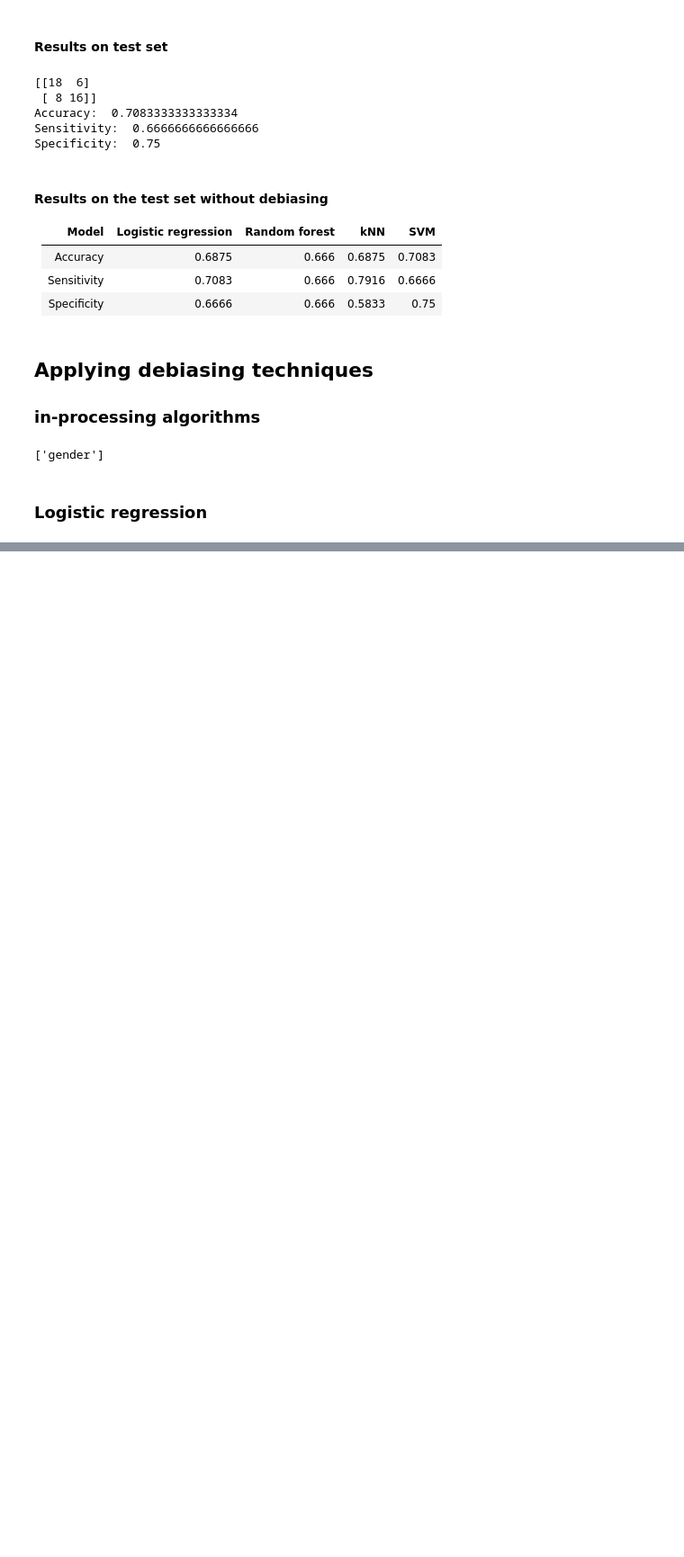
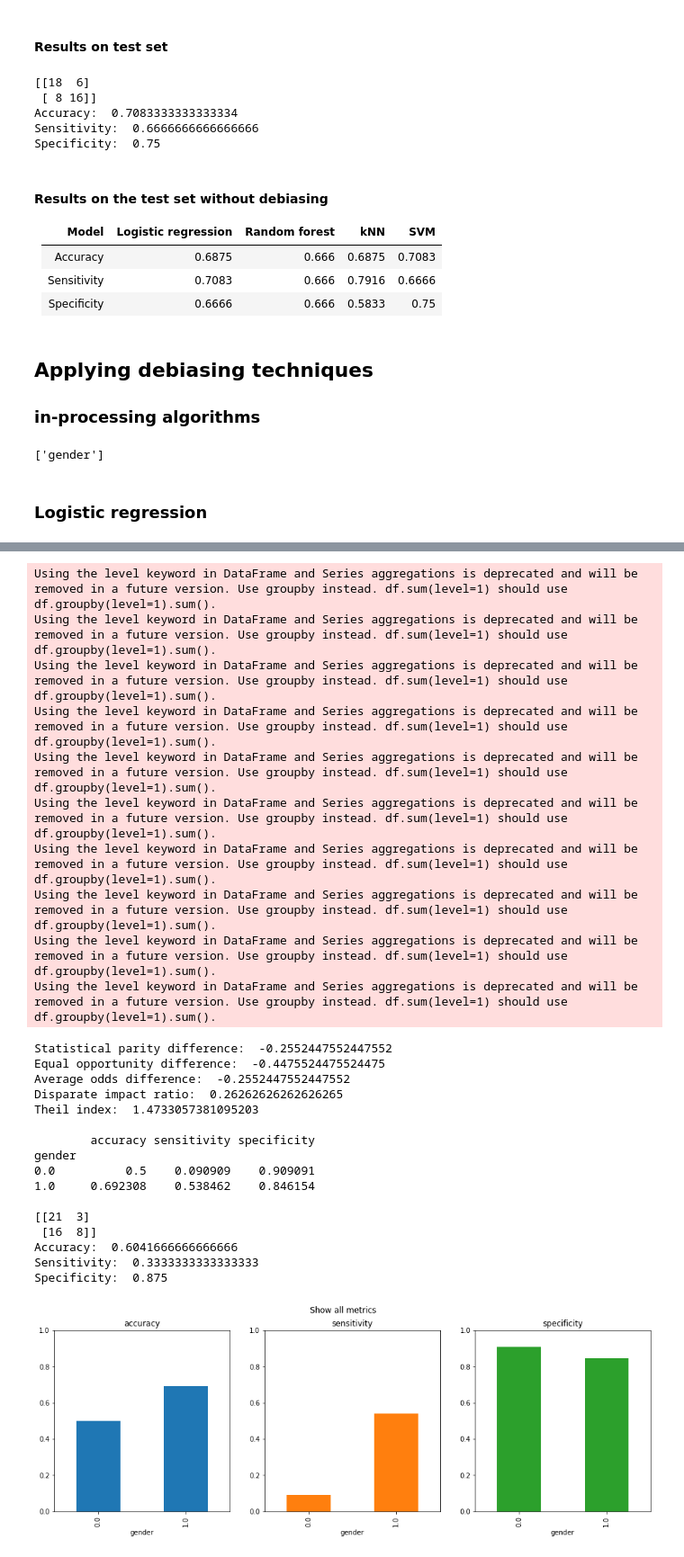
Before and after one commit to ihorhetman99/Seminar_for_SSP, a Jupyter notebook: debiasing/models.ipynb, the cells around one changed output, grey strips where cells are left out. Shown at 90% size. Cells and saved outputs as stored; diff of their text form; code cells hidden in the pictures; blank space fills up the shorter version.

```diff
--- a/debiasing/models.ipynb
+++ b/debiasing/models.ipynb
@@ -128,11 +128,11 @@ test_df = test[features]
 # function for calculating accuracy, sensitivity and specificity
 
 def classification_results(y_true, y_pred):
-    print(metrics.confusion_matrix(y_true, y_pred))
-    tn, fp, fn, tp = metrics.confusion_matrix(y_true, y_pred).ravel()
+    print(skm.confusion_matrix(y_true, y_pred))
+    tn, fp, fn, tp = skm.confusion_matrix(y_true, y_pred).ravel()
     specificity = tn / (tn + fp)
     sensitivity = tp / (tp + fn)
-    accuracy = metrics.accuracy_score(y_pred=y_pred, y_true=y_true)
+    accuracy = skm.accuracy_score(y_pred=y_pred, y_true=y_true)
     print('Accuracy: ', accuracy)
     print('Sensitivity: ', sensitivity)
     print('Specificity: ', specificity)
@@ -487,0 +557,41 @@ AttributeError: 'ExponentiatedGradientReduction' object has no attribute 'constr
+# %%
+# results for debiased model
+
+model_rf_fair = red.GridSearch(RandomForestClassifier(n_estimators=200, min_samples_leaf=20,
+                                                               class_weight='balanced'),
+                               constraints=red.EqualizedOdds())
+model_rf_fair.fit(X_train_aif, y_train_aif, sensitive_features=X_train_aif['gender'])
+
+get_values_of_aif_metrics(y_test_aif, model_rf_fair.predict(X_test_aif))
+print('')
+plot_metrics(y_test_aif, X_test_aif, metrics, model_rf_fair, 'gender')
+print('')
+classification_results(y_test_aif, model_rf_fair.predict(X_test_aif))
+# %% [output]
+Using the level keyword in DataFrame and Series aggregations is deprecated and will be removed in a future version. Use groupby instead. df.sum(level=1) should use df.groupby(level=1).sum().
+Using the level keyword in DataFrame and Series aggregations is deprecated and will be removed in a future version. Use groupby instead. df.sum(level=1) should use df.groupby(level=1).sum().
+Using the level keyword in DataFrame and Series aggregations is deprecated and will be removed in a future version. Use groupby instead. df.sum(level=1) should use df.groupby(level=1).sum().
+Using the level keyword in DataFrame and Series aggregations is deprecated and will be removed in a future version. Use groupby instead. df.sum(level=1) should use df.groupby(level=1).sum().
+Using the level keyword in DataFrame and Series aggregations is deprecated and will be removed in a future version. Use groupby instead. df.sum(level=1) should use df.groupby(level=1).sum().
+Using the level keyword in DataFrame and Series aggregations is deprecated and will be removed in a future version. Use groupby instead. df.sum(level=1) should use df.groupby(level=1).sum().
+Using the level keyword in DataFrame and Series aggregations is deprecated and will be removed in a future version. Use groupby instead. df.sum(level=1) should use df.groupby(level=1).sum().
+Using the level keyword in DataFrame and Series aggregations is deprecated and will be removed in a future version. Use groupby instead. df.sum(level=1) should use df.groupby(level=1).sum().
+Using the level keyword in DataFrame and Series aggregations is deprecated and will be removed in a future version. Use groupby instead. df.sum(level=1) should use df.groupby(level=1).sum().
+Using the level keyword in DataFrame and Series aggregations is deprecated and will be removed in a future version. Use groupby instead. df.sum(level=1) should use df.groupby(level=1).sum().
+Statistical parity difference:  -0.2552447552447552
+Equal opportunity difference:  -0.4475524475524475
+Average odds difference:  -0.2552447552447552
+Disparate impact ratio:  0.26262626262626265
+Theil index:  1.4733057381095203
+
+        accuracy sensitivity specificity
+gender
+0.0          0.5    0.090909    0.909091
+1.0     0.692308    0.538462    0.846154
+
+[[21  3]
+ [16  8]]
+Accuracy:  0.6041666666666666
+Sensitivity:  0.3333333333333333
+Specificity:  0.875
+[figure, added]
```
Also changed, not shown: parts of 13 cells of this notebook.
